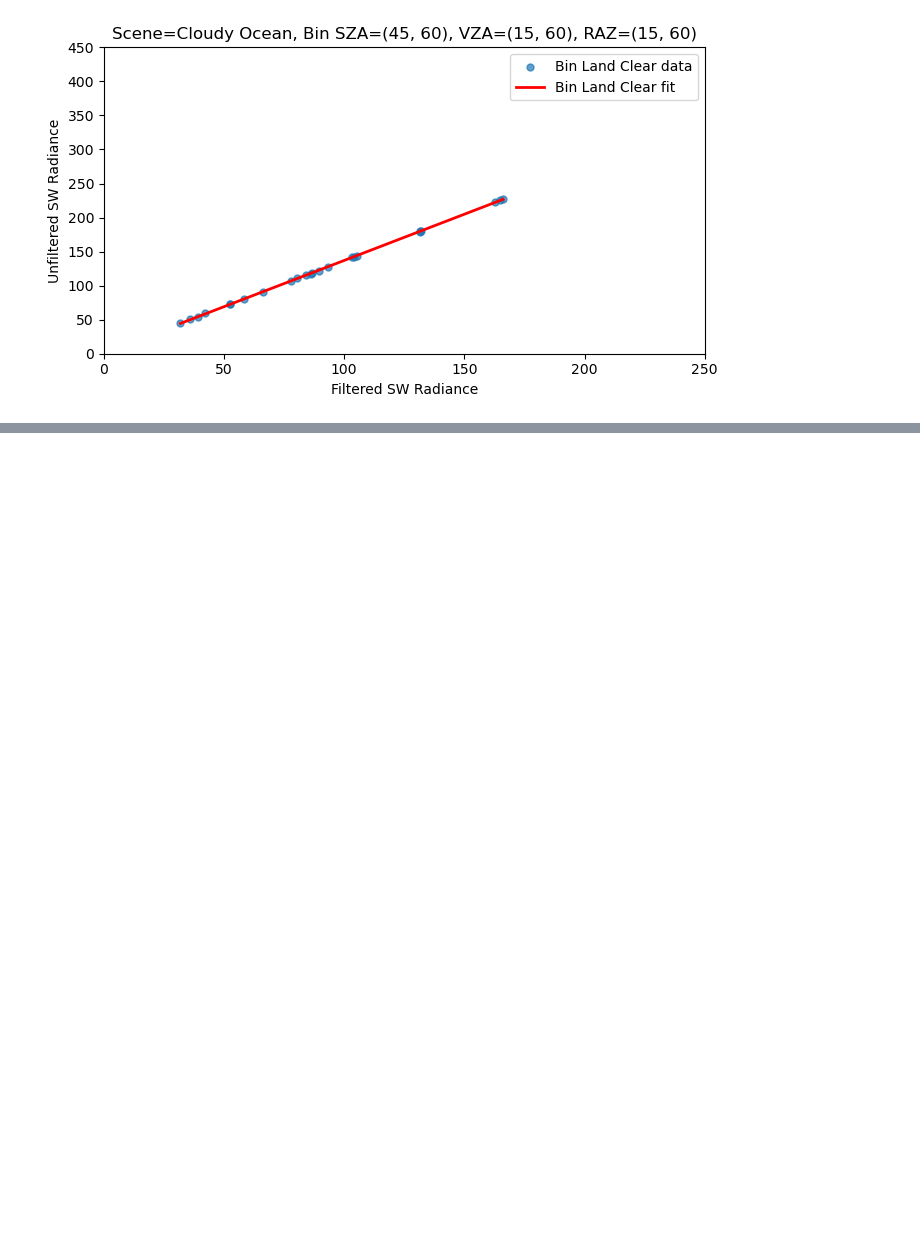
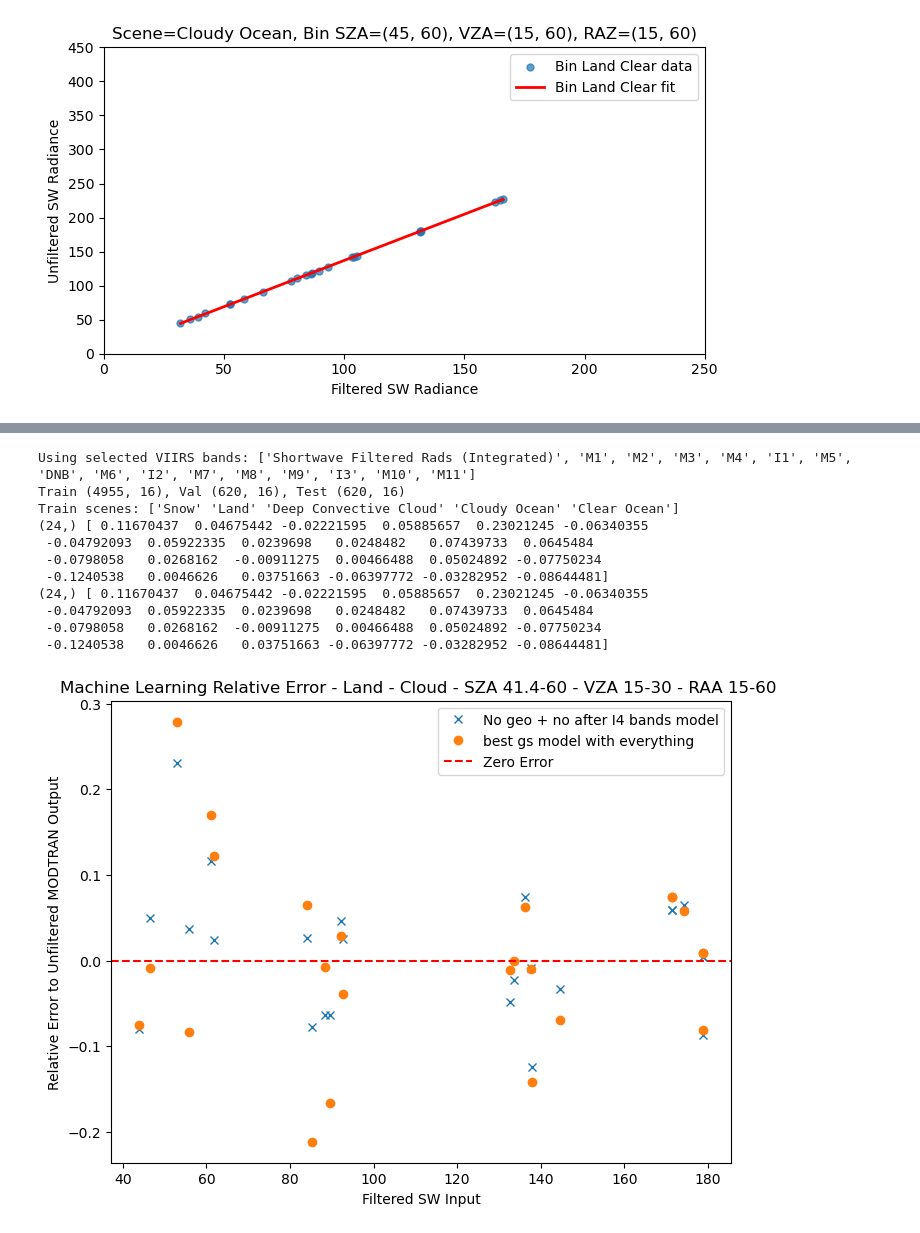
Before and after one commit to LASP-Libera/libera_unfiltering, a Jupyter notebook: validation.ipynb, the cells around one changed output, grey strips where cells are left out. Cells and saved outputs as stored; diff of their text form; code cells hidden in the pictures; blank space fills up the shorter version.

```diff
--- a/validation.ipynb
+++ b/validation.ipynb
@@ -2224,0 +2176,24 @@ def grouped_train_val_test_split(
+# %%
+bm_no_bands = test_viirs_bands_refit(all_dataset, v=True, viirs_bands=True, is_sw=True,
+                                 selected_viirs_bands=['Shortwave Filtered Rads (Integrated)',
+                                                       'M1', 'M2','M3', 'M4', 'I1', 'M5', 'DNB', 'M6', 'I2', 'M7',
+                                                       'M8', 'M9', 'I3', 'M10', 'M11'],  best_params=best, use_groups=True)
+
+bm_no_bands_pe = calculate_pe(matt_test_data, ['Shortwave Filtered Rads (Integrated)',
+                                        'M1', 'M2','M3', 'M4', 'I1', 'M5', 'DNB', 'M6', 'I2', 'M7',
+                                        'M8', 'M9', 'I3', 'M10', 'M11'], bm_no_bands['Final_Model'])
+
+display_pe(sw_input, bm_no_bands_pe, test_refit_pe, "No geo + no after I4 bands model", "best gs model with everything")
+# %% [output]
+Using selected VIIRS bands: ['Shortwave Filtered Rads (Integrated)', 'M1', 'M2', 'M3', 'M4', 'I1', 'M5', 'DNB', 'M6', 'I2', 'M7', 'M8', 'M9', 'I3', 'M10', 'M11']
+Train (4955, 16), Val (620, 16), Test (620, 16)
+Train scenes: ['Snow' 'Land' 'Deep Convective Cloud' 'Cloudy Ocean' 'Clear Ocean']
+(24,) [ 0.11670437  0.04675442 -0.02221595  0.05885657  0.23021245 -0.06340355
+ -0.04792093  0.05922335  0.0239698   0.0248482   0.07439733  0.0645484
+ -0.0798058   0.0268162  -0.00911275  0.00466488  0.05024892 -0.07750234
+ -0.1240538   0.0046626   0.03751663 -0.06397772 -0.03282952 -0.08644481]
+(24,) [ 0.11670437  0.04675442 -0.02221595  0.05885657  0.23021245 -0.06340355
+ -0.04792093  0.05922335  0.0239698   0.0248482   0.07439733  0.0645484
+ -0.0798058   0.0268162  -0.00911275  0.00466488  0.05024892 -0.07750234
+ -0.1240538   0.0046626   0.03751663 -0.06397772 -0.03282952 -0.08644481]
+[figure, added]
```
Also changed, not shown: parts of 28 cells of this notebook.
